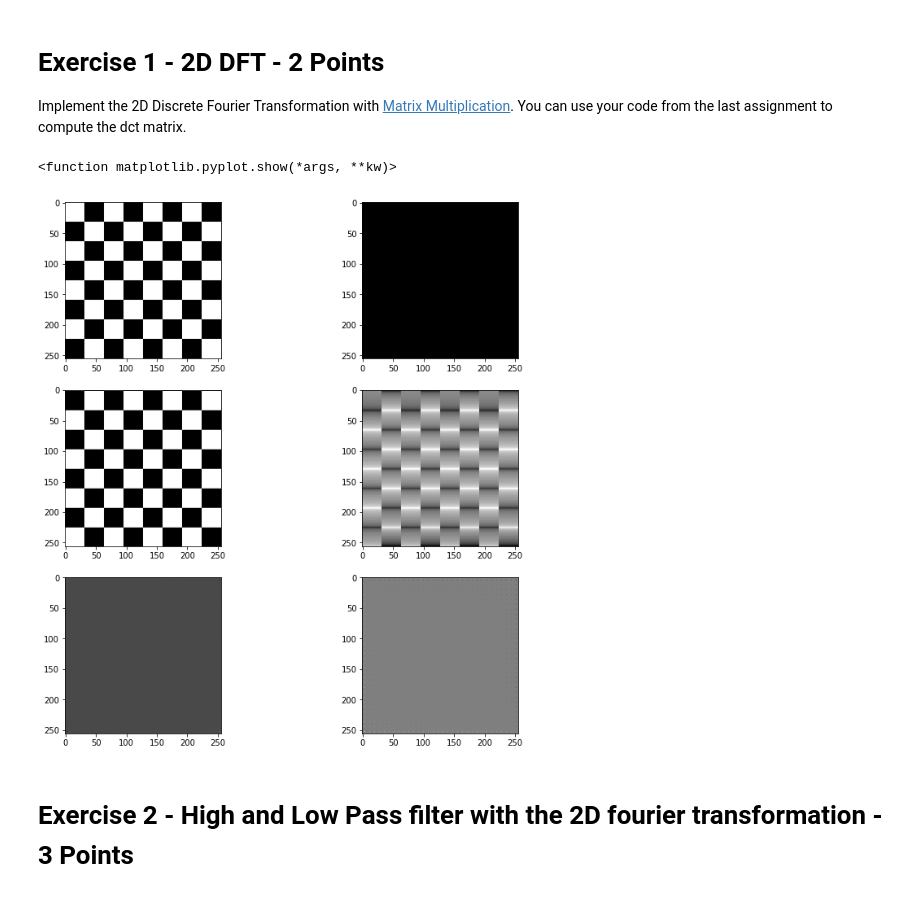
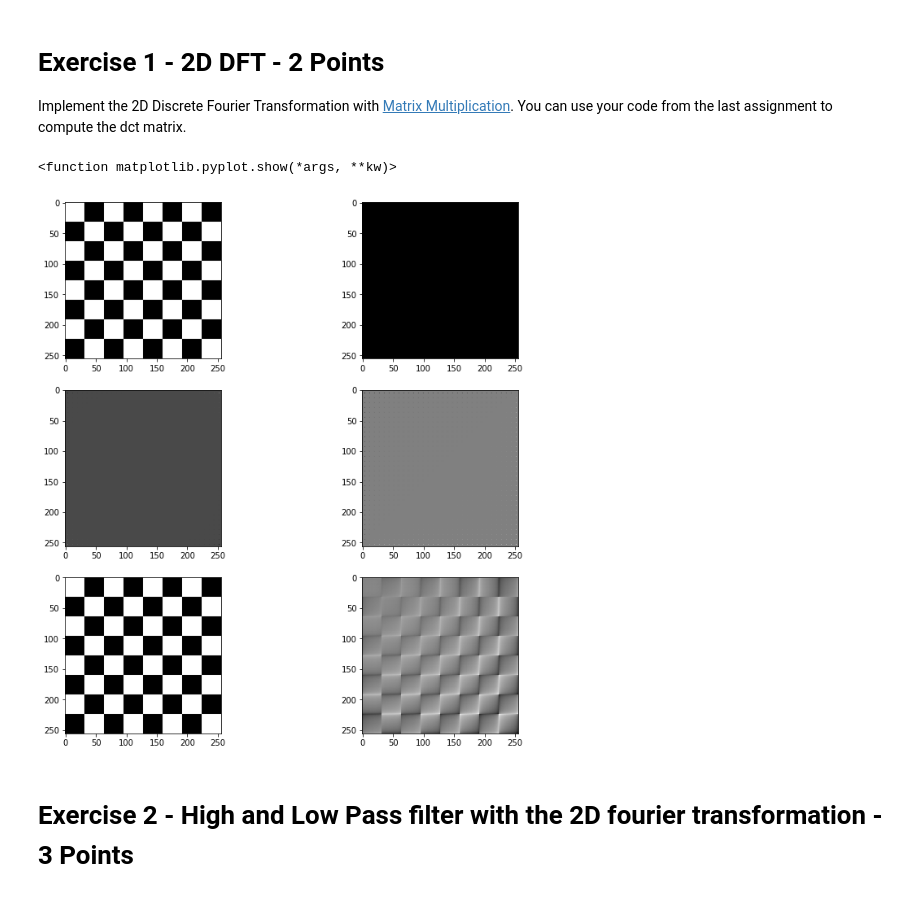
Before and after one commit to oleksa-oleksa/Image_Processing_SS2020_FU_Berlin, a Jupyter notebook: assignments/07_assignment.ipynb, the cells around one changed output. Drawn from its saved outputs; the diff is of its cells as text; code cells hidden in the pictures.

```diff
--- a/assignments/07_assignment.ipynb
+++ b/assignments/07_assignment.ipynb
@@ -71,15 +71,15 @@ def dft2d(img):
     Returns the 2d discrete fourier transformation
     """
     # your code here
-
-    size = max(img.shape[0],img.shape[1])
+    # die Dft Matrix braucht nur so viele Spalten, wie das Bild Reihen hat
+    size = max(img.shape[0],img.shape[0])
     #size = max(img.shape[0], img.shape[0])
 
     W = dft_matrix(size)
 
     dft = np.dot(W, img)
-    dft2d = np.dot(dft.T, W)
-    return dft2d.T
+    dft2d = np.dot(dft, W)
+    return dft2d
 
     # check solution with numpy
     #return numpy_fft2(img)
@@ -89,7 +89,7 @@ def inv_dft2d(x):
     Returns the 2d inverse discrete fourier transformation
     """
     # your code here
-    size = max(x.shape[0],x.shape[1])
+    size = max(x.shape[0],x.shape[0])
     #size = max(img.shape[0], img.shape[0])
 
     W_inv = dft_inverse(size)
@@ -100,34 +100,34 @@ def inv_dft2d(x):
 
     # check solution with numpy
     #return numpy_ifft2(x)
 
 
 def chess_board(n=8, field_size=32):
     board = np.zeros((n*field_size, n*field_size))
     s = field_size
     for i in range(n):
         for j in range(n):
             if (i + j) % 2 == 0:
                 board[i*s:(i+1)*s, j*s:(j+1)*s] = 1
     return board
 
 # plot all functions: chess board, dft2d and inverse
 plt.subplot(321)
 plt.imshow(np.real(chess_board()), cmap='gray')
 plt.subplot(322)
 plt.imshow(np.imag(chess_board()), cmap='gray')
 plt.subplot(323)
 plt.imshow(np.real(dft2d(chess_board())), cmap='gray')
 plt.subplot(324)
 plt.imshow(np.imag(dft2d(chess_board())), cmap='gray')
 plt.subplot(325)
 plt.imshow(np.real(inv_dft2d(dft2d(chess_board()))), cmap='gray')
 plt.subplot(326)
 plt.imshow(np.imag(inv_dft2d(dft2d(chess_board()))), cmap='gray')
 plt.show
 # %% [output]
 <function matplotlib.pyplot.show(*args, **kw)>
-[figure, old version]
+[figure, new version]
 # %% [markdown]
 # Exercise 2 - High and Low Pass filter with the 2D fourier transformation - 3 Points
 # %%
```
Also changed, not shown: parts of 1 cell of this notebook.
